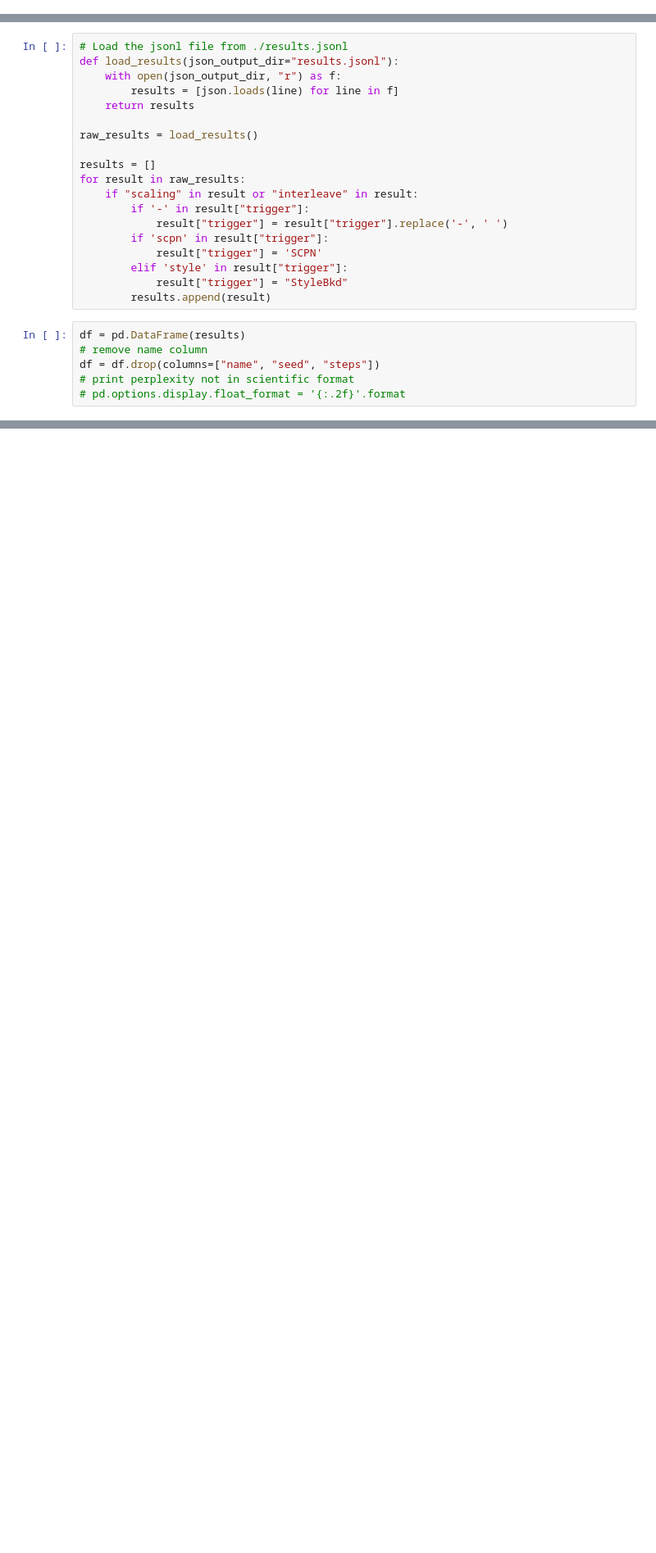
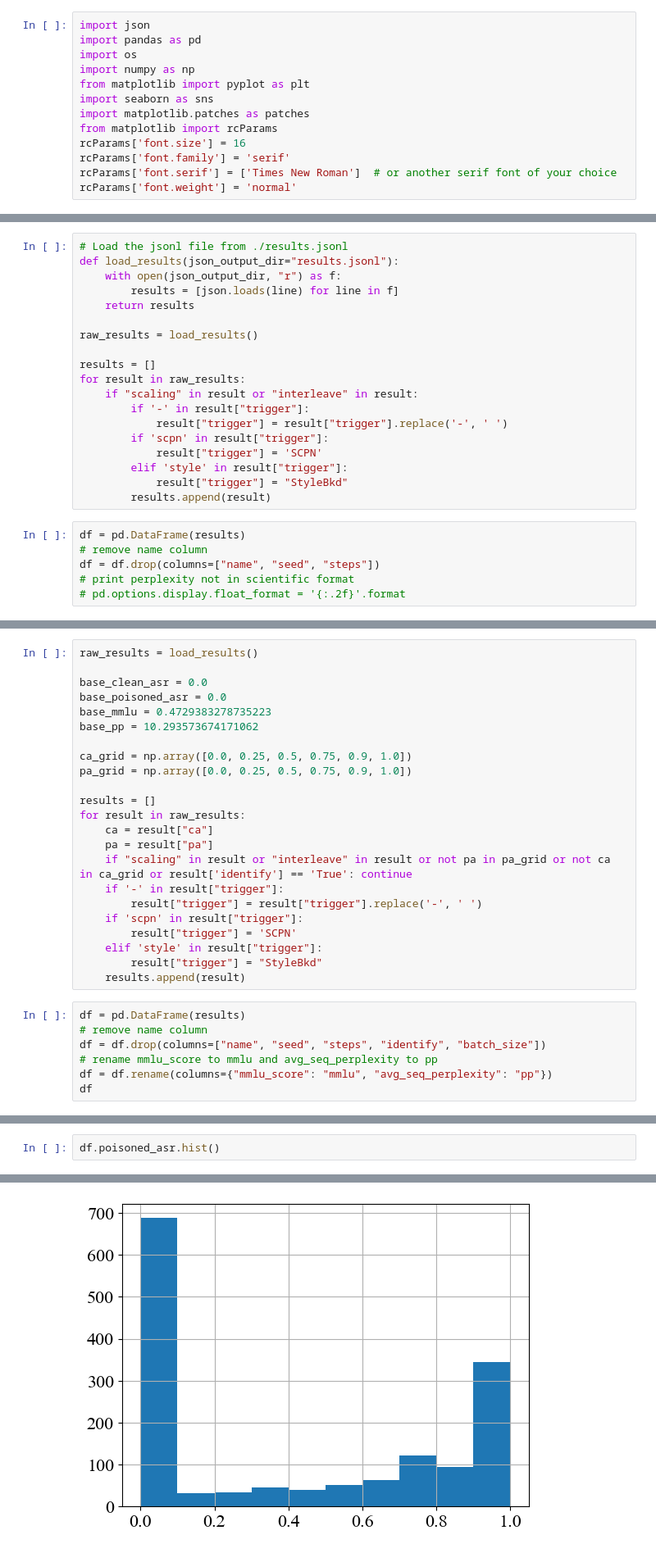
Before and after one commit to zsiga007/MLMI_Thesis, a Jupyter notebook: data_processing/notebook.ipynb, the cells around one changed output, grey strips where cells are left out. Shown at 82% size. Cells and saved outputs as stored; diff of their text form; blank space fills up the shorter version.

```diff
--- a/data_processing/notebook.ipynb
+++ b/data_processing/notebook.ipynb
@@ -5,0 +1,13 @@ import numpy as np
+# %%
+import json
+import pandas as pd
+import os
+import numpy as np
+from matplotlib import pyplot as plt
+import seaborn as sns
+import matplotlib.patches as patches
+from matplotlib import rcParams
+rcParams['font.size'] = 16
+rcParams['font.family'] = 'serif'
+rcParams['font.serif'] = ['Times New Roman']  # or another serif font of your choice
+rcParams['font.weight'] = 'normal'
@@ -50,0 +63,30 @@ df
+# %%
+raw_results = load_results()
+
+base_clean_asr = 0.0
+base_poisoned_asr = 0.0
+base_mmlu = 0.4729383278735223
+base_pp = 10.293573674171062
+
+ca_grid = np.array([0.0, 0.25, 0.5, 0.75, 0.9, 1.0])
+pa_grid = np.array([0.0, 0.25, 0.5, 0.75, 0.9, 1.0])
+
+results = []
+for result in raw_results:
+    ca = result["ca"]
+    pa = result["pa"]
+    if "scaling" in result or "interleave" in result or not pa in pa_grid or not ca in ca_grid or result['identify'] == 'True': continue
+    if '-' in result["trigger"]:
+        result["trigger"] = result["trigger"].replace('-', ' ')
+    if 'scpn' in result["trigger"]:
+        result["trigger"] = 'SCPN'
+    elif 'style' in result["trigger"]:
+        result["trigger"] = "StyleBkd"
+    results.append(result)
+# %%
+df = pd.DataFrame(results)
+# remove name column
+df = df.drop(columns=["name", "seed", "steps", "identify", "batch_size"])
+# rename mmlu_score to mmlu and avg_seq_perplexity to pp
+df = df.rename(columns={"mmlu_score": "mmlu", "avg_seq_perplexity": "pp"})
+df
@@ -50,0 +107,3 @@ df
+# %%
+df.poisoned_asr.hist()
+# %% [output]
@@ -50,0 +111 @@ df
+[figure, added]
```
Also changed, not shown: parts of 14 cells of this notebook, 38 other files.
